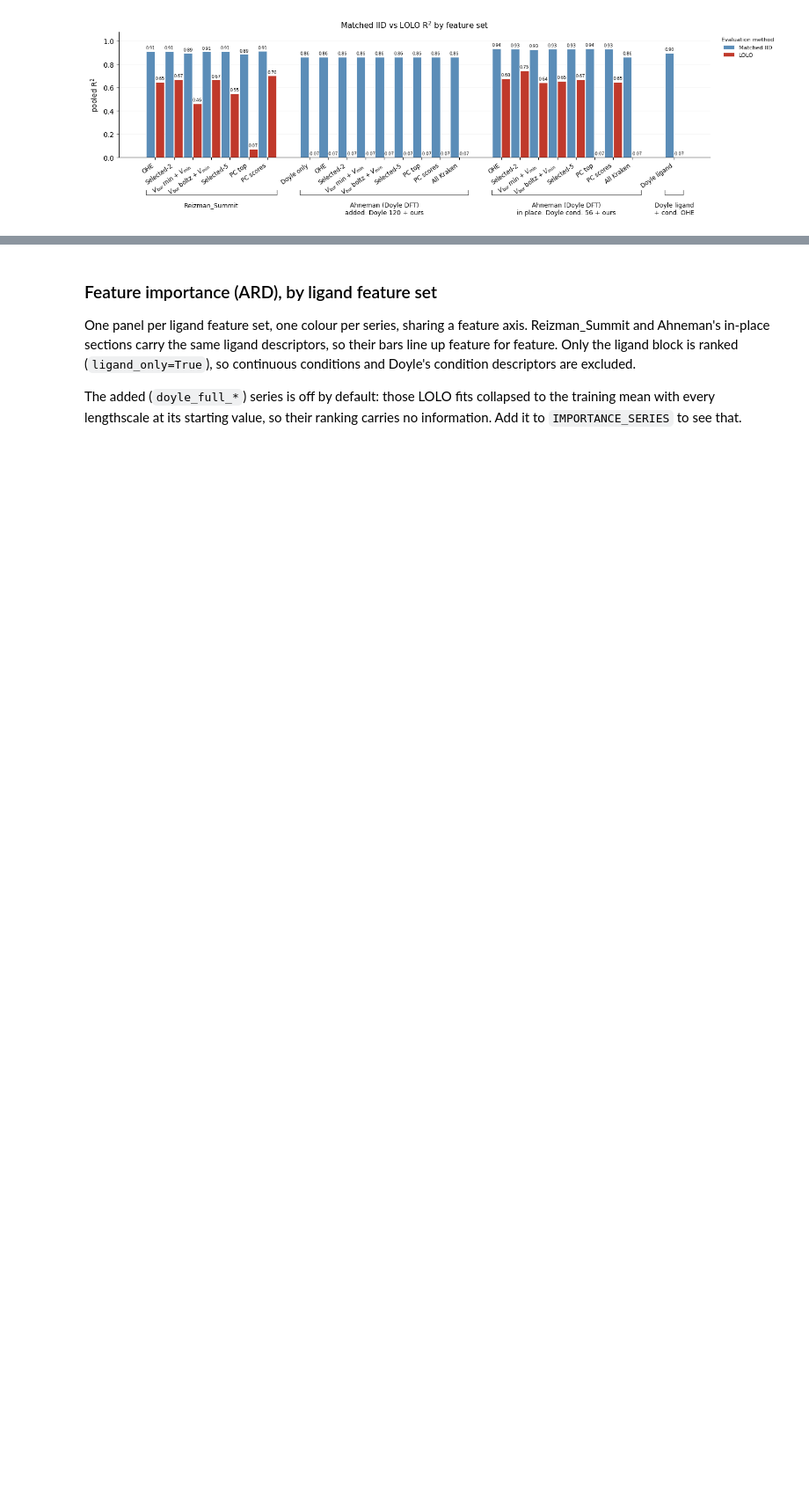
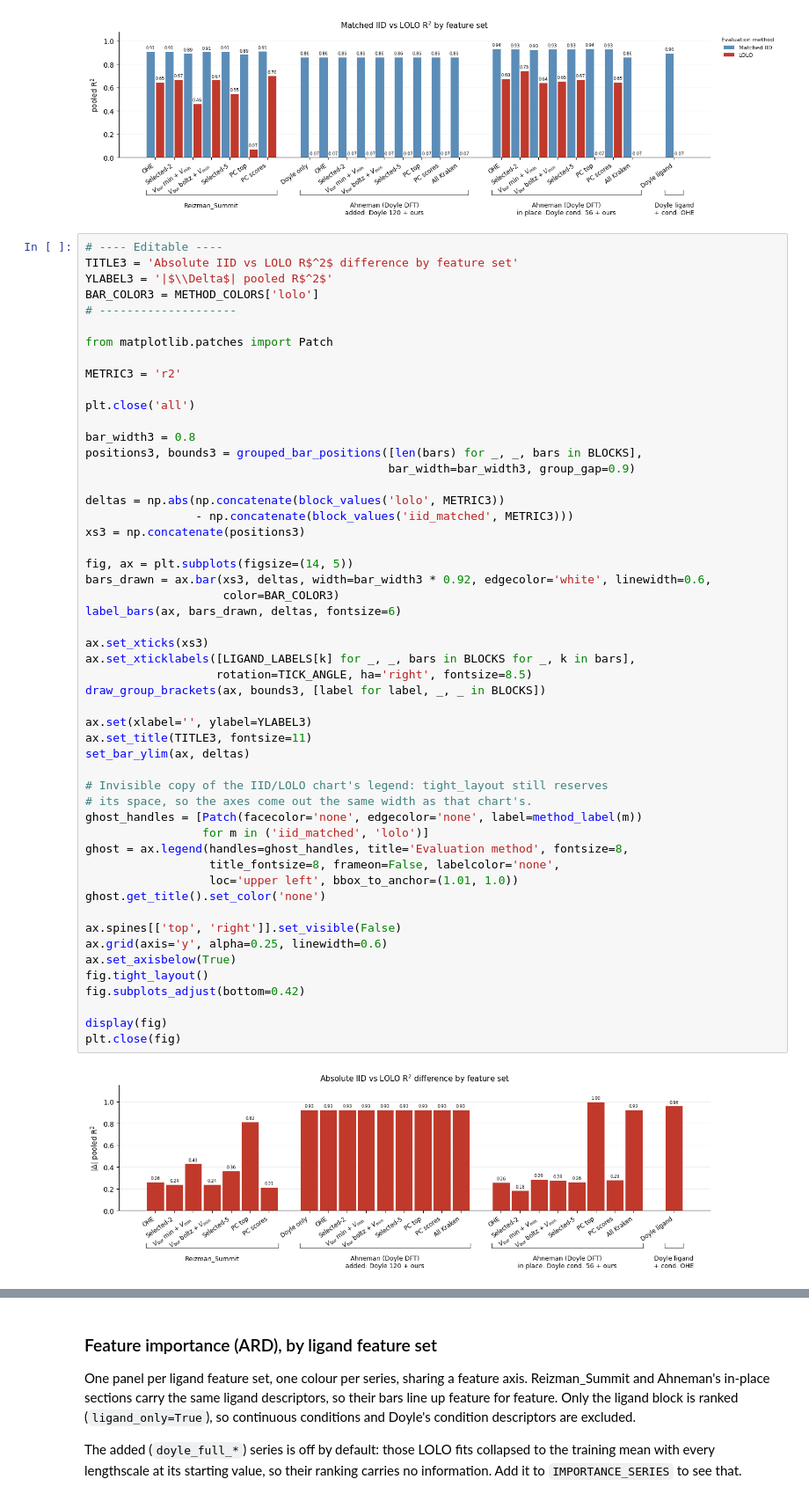
Before and after one commit to ddomlab/DOPE-MURI, a Jupyter notebook: gp_collab_hub/visualize_results.ipynb, the cells around one changed output, grey strips where cells are left out. Shown at 88% size. Cells and saved outputs as stored; diff of their text form; blank space fills up the shorter version.

Commit message:
visualization updates

```diff
--- a/gp_collab_hub/visualize_results.ipynb
+++ b/gp_collab_hub/visualize_results.ipynb
@@ -291,3 +291,57 @@ display(fig)
 plt.close(fig)
 # %% [output]
 [figure]
+# %%
+# ---- Editable ----
+TITLE3 = 'Absolute IID vs LOLO R$^2$ difference by feature set'
+YLABEL3 = '|$\\Delta$| pooled R$^2$'
+BAR_COLOR3 = METHOD_COLORS['lolo']
+# --------------------
+
+from matplotlib.patches import Patch
+
+METRIC3 = 'r2'
+
+plt.close('all')
+
+bar_width3 = 0.8
+positions3, bounds3 = grouped_bar_positions([len(bars) for _, _, bars in BLOCKS],
+                                            bar_width=bar_width3, group_gap=0.9)
+
+deltas = np.abs(np.concatenate(block_values('lolo', METRIC3))
+                - np.concatenate(block_values('iid_matched', METRIC3)))
+xs3 = np.concatenate(positions3)
+
+fig, ax = plt.subplots(figsize=(14, 5))
+bars_drawn = ax.bar(xs3, deltas, width=bar_width3 * 0.92, edgecolor='white', linewidth=0.6,
+                    color=BAR_COLOR3)
+label_bars(ax, bars_drawn, deltas, fontsize=6)
+
+ax.set_xticks(xs3)
+ax.set_xticklabels([LIGAND_LABELS[k] for _, _, bars in BLOCKS for _, k in bars],
+                   rotation=TICK_ANGLE, ha='right', fontsize=8.5)
+draw_group_brackets(ax, bounds3, [label for label, _, _ in BLOCKS])
+
+ax.set(xlabel='', ylabel=YLABEL3)
+ax.set_title(TITLE3, fontsize=11)
+set_bar_ylim(ax, deltas)
+
+# Invisible copy of the IID/LOLO chart's legend: tight_layout still reserves
+# its space, so the axes come out the same width as that chart's.
+ghost_handles = [Patch(facecolor='none', edgecolor='none', label=method_label(m))
+                 for m in ('iid_matched', 'lolo')]
+ghost = ax.legend(handles=ghost_handles, title='Evaluation method', fontsize=8,
+                  title_fontsize=8, frameon=False, labelcolor='none',
+                  loc='upper left', bbox_to_anchor=(1.01, 1.0))
+ghost.get_title().set_color('none')
+
+ax.spines[['top', 'right']].set_visible(False)
+ax.grid(axis='y', alpha=0.25, linewidth=0.6)
+ax.set_axisbelow(True)
+fig.tight_layout()
+fig.subplots_adjust(bottom=0.42)
+
+display(fig)
+plt.close(fig)
+# %% [output]
+[figure, added]
```
Also changed, not shown: parts of 1 cell of this notebook, 1 other file.
